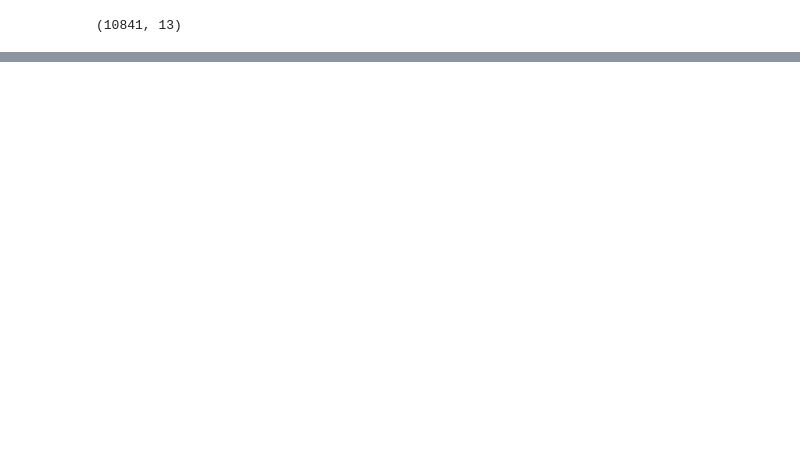
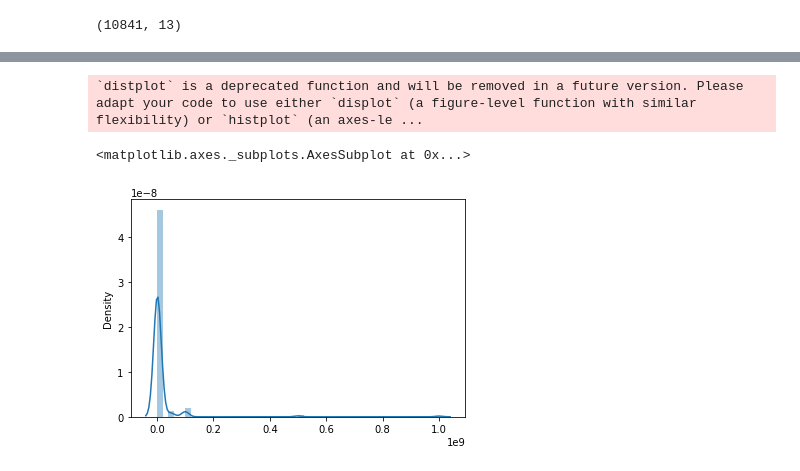
Before and after one commit to madhulika-1990/CAPSTONE-PROJECT-1, a Jupyter notebook: Play_Store_App_Review_Analysis_Capstone_Project.ipynb, the cells around one changed output, grey strips where cells are left out. Saved outputs shown, nothing was run; the diff lists cells and outputs as text; code cells hidden in the pictures; blank space fills up the shorter version.

```diff
--- a/Play_Store_App_Review_Analysis_Capstone_Project.ipynb
+++ b/Play_Store_App_Review_Analysis_Capstone_Project.ipynb
@@ -107,0 +239,2 @@ df_data.shape
+# %%
+df_data.columns=df_data.columns.str.replace(' ','')
@@ -107,0 +251,3 @@ df_data.shape
+# %%
+# One Nan value in ContentRating so we replace with 'everyone'
+df_data.ContentRating.fillna(value='everyone',inplace=True)
@@ -107,0 +258,3 @@ df_data.shape
+# %%
+#replacing nan values in Rating with mean rating value
+df_data.Rating.fillna(value=4.1,inplace=True)
@@ -107,0 +277,10 @@ df_data.shape
+# %%
+Reviews = []
+
+for x in df_data.Reviews:
+    x = x.replace('M','00')
+    Reviews.append(x)
+
+Reviews = list(map(float, Reviews))
+df_data['reviews'] = Reviews
+sns.distplot(Reviews)
@@ -107,0 +343,15 @@ df_data.shape
+# %%
+df_data['Installs'].replace(to_replace=['0', 'Free'], value=['0+','0+'],inplace=True)
+Installs = []
+
+for x in df_data.Installs:
+    x = x.replace(',', '')
+    Installs.append(x[:-1])
+
+Installs = list(map(float, Installs))
+df_data['installs'] = Installs
+sns.distplot(Installs)
+# %% [output]
+`distplot` is a deprecated function and will be removed in a future version. Please adapt your code to use either `displot` (a figure-level function with similar flexibility) or `histplot` (an axes-le ...
+<matplotlib.axes._subplots.AxesSubplot at 0x...>
+[figure, added]
```
Also changed, not shown: parts of 27 cells of this notebook.
